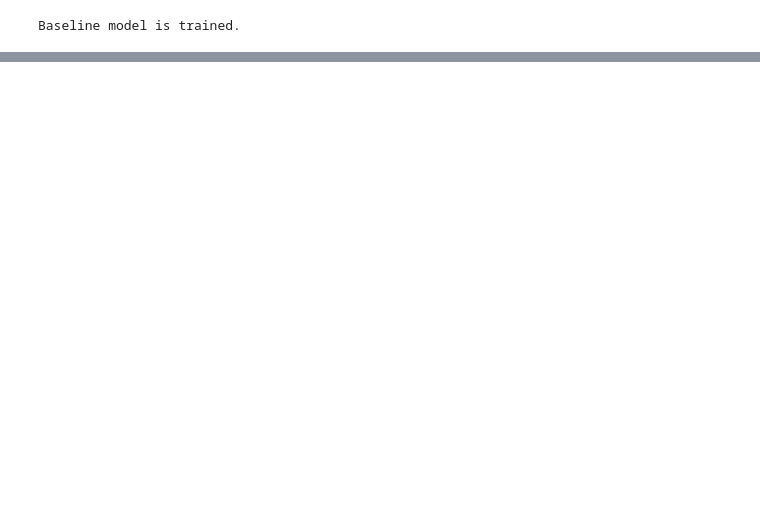
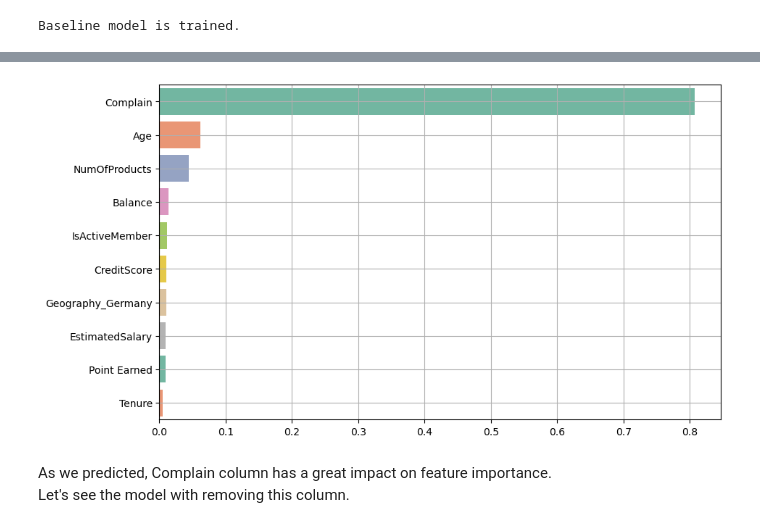
Before and after one commit to yagmurbo/bank-churn-prediction, a Jupyter notebook: notebooks/baseline.ipynb, the cells around one changed output, grey strips where cells are left out. Cells and saved outputs as stored; diff of their text form; code cells hidden in the pictures; blank space fills up the shorter version.

```diff
--- a/notebooks/baseline.ipynb
+++ b/notebooks/baseline.ipynb
@@ -13,10 +7,0 @@ df = pd.read_csv('../data/Customer-Churn-Records.csv')
-# %%
-#remove unrelated columns
-#rownumber, customer id, and surname are not related to churn prediction
-df = df.drop(columns=['RowNumber', 'CustomerId', 'Surname'], axis=1)
-
-#transform categorical columns to numerical (one-hot encoding)
-df_encoded = pd.get_dummies(df, drop_first=True)
-
-#transformed dataset first five rows
-df_encoded.head()
@@ -54,0 +101,12 @@ Baseline model is trained.
+# %%
+feature_imp = pd.Series(rf_model.feature_importances_, index=X_test.columns).sort_values(ascending=False)
+
+plt.figure(figsize=(10, 6))
+sns.barplot(x=feature_imp[:10], y=feature_imp.index[:10], palette='Set2')
+plt.grid()
+plt.show()
+# %% [output]
+[figure, added]
+# %% [markdown]
+As we predicted, Complain column has a great impact on feature importance.
+Let's see the model with removing this column.
```
Also changed, not shown: parts of 29 cells of this notebook.
